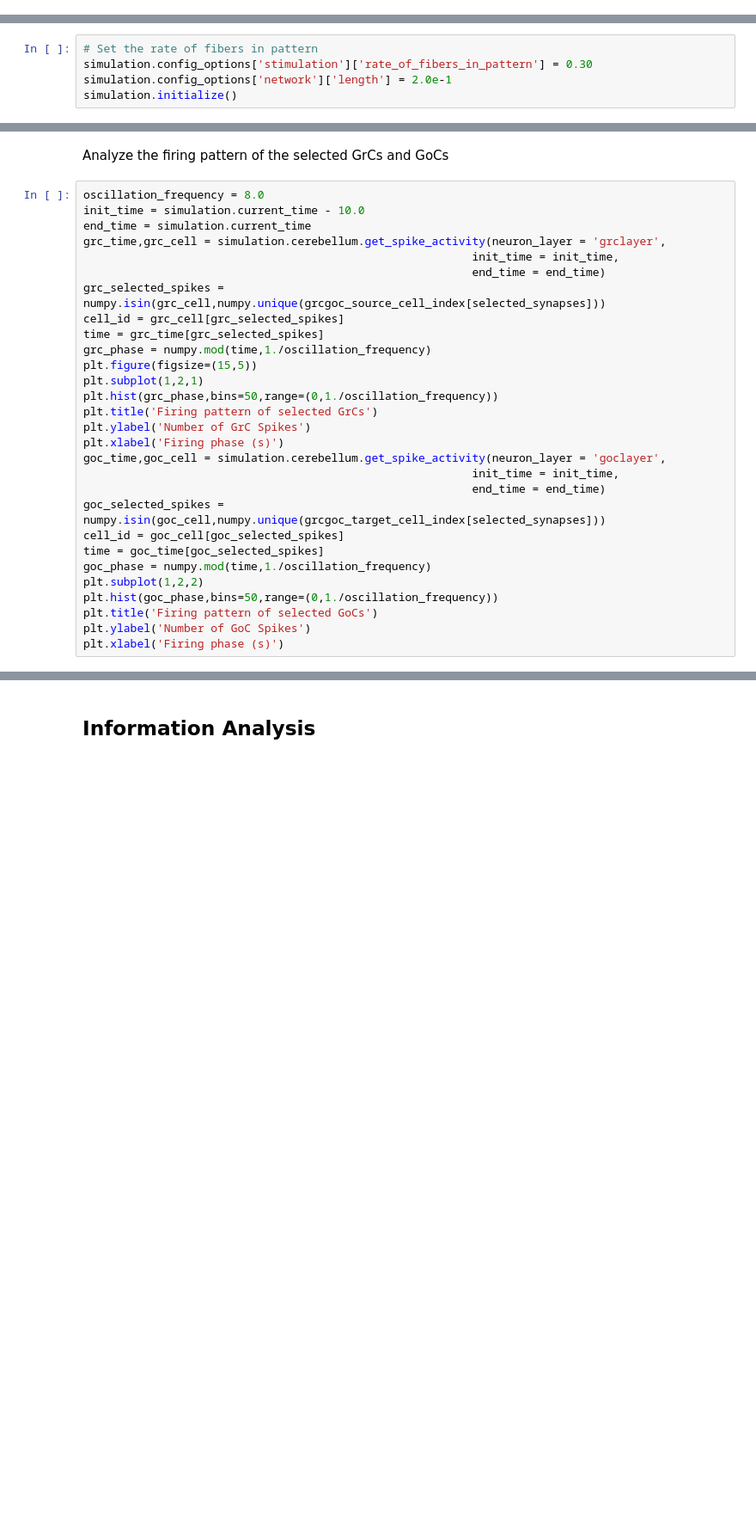
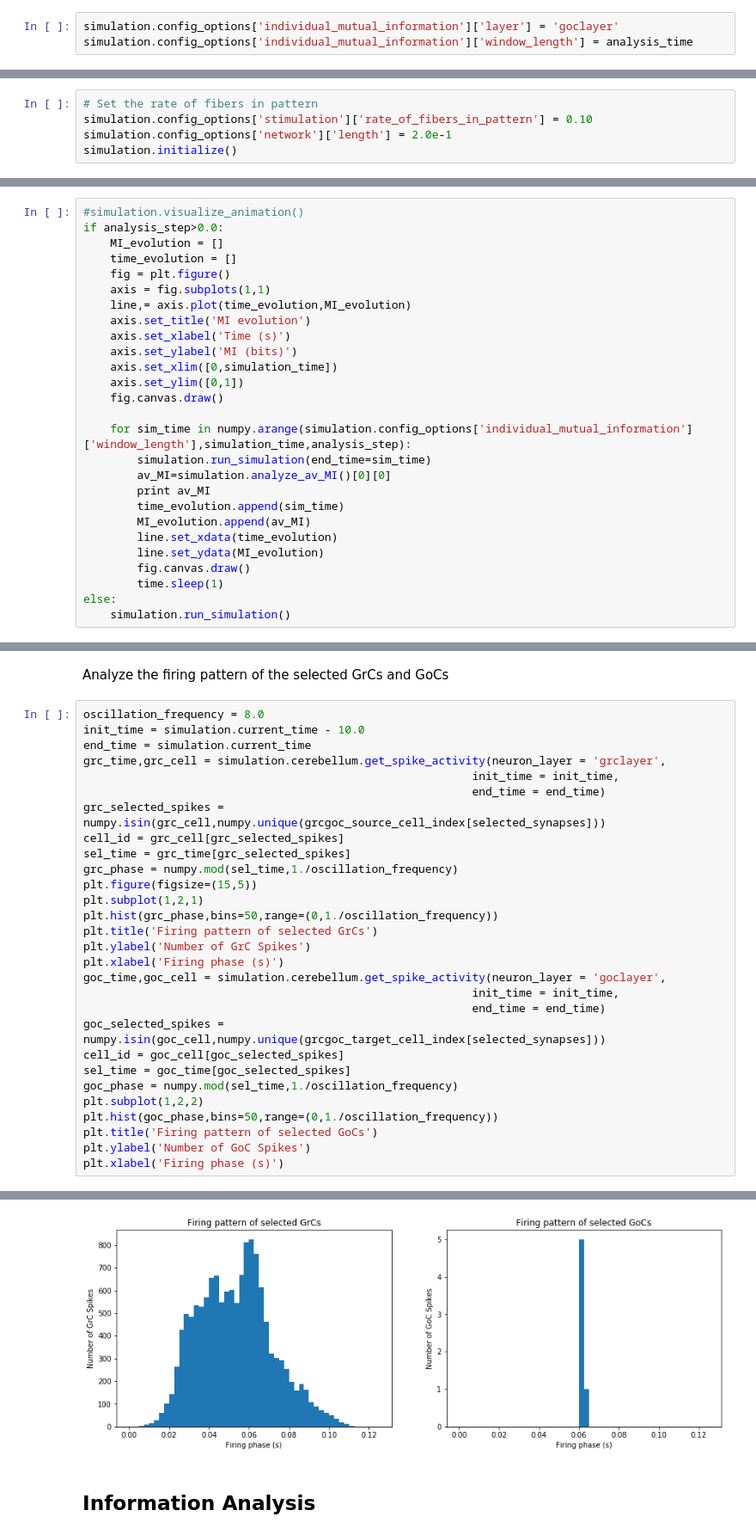
Before and after one commit to jgarridoalcazar/InhPlastVisualization, a Jupyter notebook: analysis/GrCGoC/GoCPlasticityAnalysis.ipynb, the cells around one changed output, grey strips where cells are left out. Shown at 86% size. Drawn from its saved outputs; the diff is of its cells as text; blank space fills up the shorter version.

```diff
--- a/analysis/GrCGoC/GoCPlasticityAnalysis.ipynb
+++ b/analysis/GrCGoC/GoCPlasticityAnalysis.ipynb
@@ -84,8 +88,11 @@ simulation.config_options['gocgocsynapsis']['weight_normalization'] = False
+# %%
+simulation.config_options['individual_mutual_information']['layer'] = 'goclayer'
+simulation.config_options['individual_mutual_information']['window_length'] = analysis_time
 # %% [markdown]
 Initialize the simulation
 # %%
 # Set the rate of fibers in pattern
-simulation.config_options['stimulation']['rate_of_fibers_in_pattern'] = 0.30
+simulation.config_options['stimulation']['rate_of_fibers_in_pattern'] = 0.10
 simulation.config_options['network']['length'] = 2.0e-1
 simulation.initialize()
 # %% [output]
@@ -131,0 +118,27 @@ simulation.run_simulation()
+# %%
+#simulation.visualize_animation()
+if analysis_step>0.0:
+    MI_evolution = []
+    time_evolution = []
+    fig = plt.figure()
+    axis = fig.subplots(1,1)
+    line,= axis.plot(time_evolution,MI_evolution)
+    axis.set_title('MI evolution')
+    axis.set_xlabel('Time (s)')
+    axis.set_ylabel('MI (bits)')
+    axis.set_xlim([0,simulation_time])
+    axis.set_ylim([0,1])
+    fig.canvas.draw()
+
+    for sim_time in numpy.arange(simulation.config_options['individual_mutual_information']['window_length'],simulation_time,analysis_step):
+        simulation.run_simulation(end_time=sim_time)
+        av_MI=simulation.analyze_av_MI()[0][0]
+        print av_MI
+        time_evolution.append(sim_time)
+        MI_evolution.append(av_MI)
+        line.set_xdata(time_evolution)
+        line.set_ydata(MI_evolution)
+        fig.canvas.draw()
+        time.sleep(1)
+else:
+    simulation.run_simulation()
@@ -353,8 +496,8 @@ grc_time,grc_cell = simulation.cerebellum.get_spike_activity(neuron_layer = 'grc
                                                           end_time = end_time)
 grc_selected_spikes = numpy.isin(grc_cell,numpy.unique(grcgoc_source_cell_index[selected_synapses]))
 cell_id = grc_cell[grc_selected_spikes]
-time = grc_time[grc_selected_spikes]
-grc_phase = numpy.mod(time,1./oscillation_frequency)
+sel_time = grc_time[grc_selected_spikes]
+grc_phase = numpy.mod(sel_time,1./oscillation_frequency)
 plt.figure(figsize=(15,5))
 plt.subplot(1,2,1)
 plt.hist(grc_phase,bins=50,range=(0,1./oscillation_frequency))
@@ -366,10 +509,11 @@ goc_time,goc_cell = simulation.cerebellum.get_spike_activity(neuron_layer = 'goc
                                                           end_time = end_time)
 goc_selected_spikes = numpy.isin(goc_cell,numpy.unique(grcgoc_target_cell_index[selected_synapses]))
 cell_id = goc_cell[goc_selected_spikes]
-time = goc_time[goc_selected_spikes]
-goc_phase = numpy.mod(time,1./oscillation_frequency)
+sel_time = goc_time[goc_selected_spikes]
+goc_phase = numpy.mod(sel_time,1./oscillation_frequency)
 plt.subplot(1,2,2)
 plt.hist(goc_phase,bins=50,range=(0,1./oscillation_frequency))
 plt.title('Firing pattern of selected GoCs')
 plt.ylabel('Number of GoC Spikes')
 plt.xlabel('Firing phase (s)')
+# %% [output]
@@ -376,3 +521,4 @@ plt.xlabel('Firing phase (s)')
+[figure, added]
 # %% [markdown]
 ## Information Analysis
 # %% [markdown]
```
Also changed, not shown: parts of 18 cells of this notebook, 4 other files.
